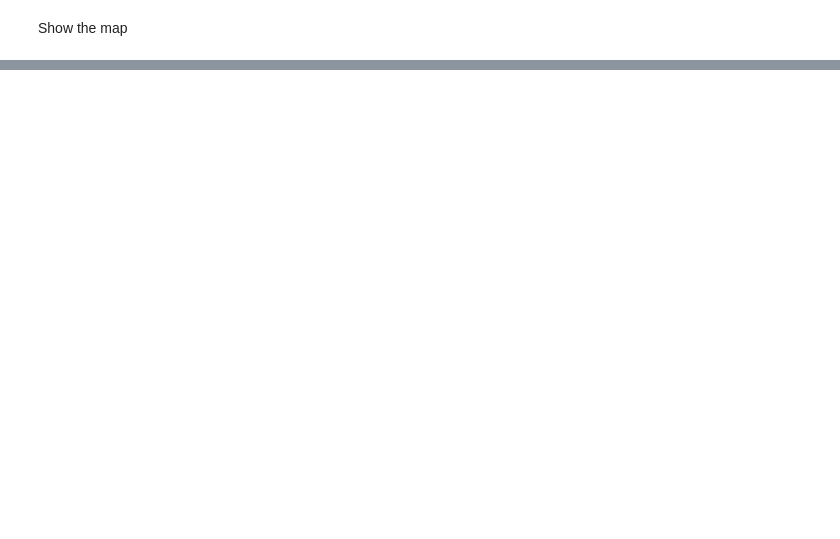
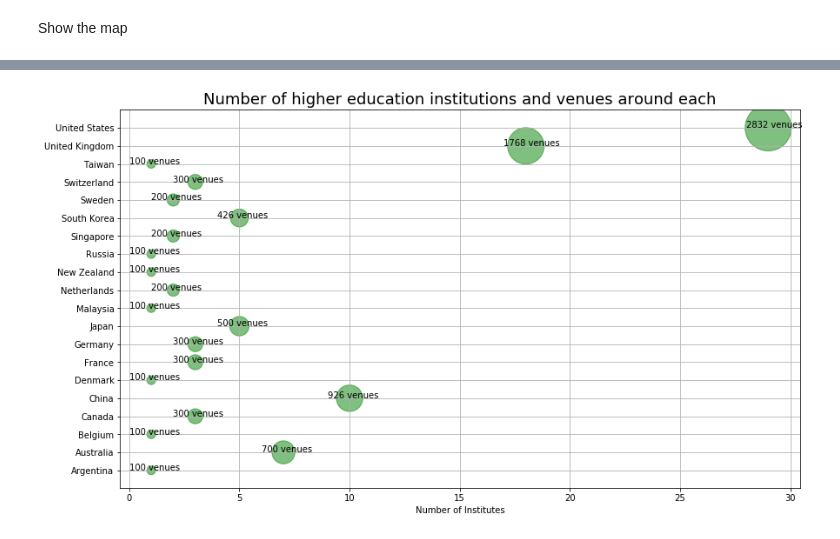
Before and after one commit to utomoreza/Coursera_Capstone, a Jupyter notebook: FinalAssignment-Week2.ipynb, the cells around one changed output, grey strips where cells are left out. Cells and saved outputs as stored; diff of their text form; code cells hidden in the pictures; blank space fills up the shorter version.

```diff
--- a/FinalAssignment-Week2.ipynb
+++ b/FinalAssignment-Week2.ipynb
@@ -318,0 +448,12 @@ mapUni # show the map
+# %%
+# function that extracts the category of the venue
+def get_category_type(row):
+    try:
+        categories_list = row['categories']
+    except:
+        categories_list = row['venue.categories']
+
+    if len(categories_list) == 0:
+        return None
+    else:
+        return categories_list[0]['name']
@@ -318,0 +686,9 @@ mapUni # show the map
+# %%
+uniVenuesGrouped = uni_venues.groupby('Institution').count()[['Venue Category']].reset_index()
+df_merged = df.merge(uniVenuesGrouped, left_on='Institution Name', right_on='Institution', how='inner')
+df_mergedInstitute = df_merged.groupby('Country').count()[['Institution']].reset_index()
+df_mergedVenue = df_merged.groupby('Country').sum()[['Venue Category']].reset_index()
+
+df_merged_InstituteVenue = df_mergedInstitute.merge(df_mergedVenue, on='Country', how='inner')
+df_merged_InstituteVenue.columns = ['Country','Num of Institutes','Num of Venues']
+df_merged_InstituteVenue
@@ -318,0 +713,21 @@ mapUni # show the map
+# %%
+ax0 = df_merged_InstituteVenue.plot(kind='scatter',
+                 x='Num of Institutes',
+                 y='Country',
+                 figsize=(14, 8),
+                 alpha=0.5,                  # transparency
+                 color='green',
+                 s= df_merged_InstituteVenue['Num of Venues'])
+
+ax0.set_xlabel('Number of Institutes')
+ax0.set_ylabel(None)
+ax0.set_title('Number of higher education institutions and venues around each', size=18)
+plt.grid()
+
+for i in range(df_merged_InstituteVenue.shape[0]):
+    label = str(df_merged_InstituteVenue['Num of Venues'][i]) + ' venues'
+    x_axis = df_merged_InstituteVenue['Num of Institutes'][i]
+
+    plt.annotate(label, xy=(x_axis-1, i), color='black', fontsize=10)
+# %% [output]
+[figure, added]
```
Also changed, not shown: parts of 49 cells of this notebook, 8 other files.
